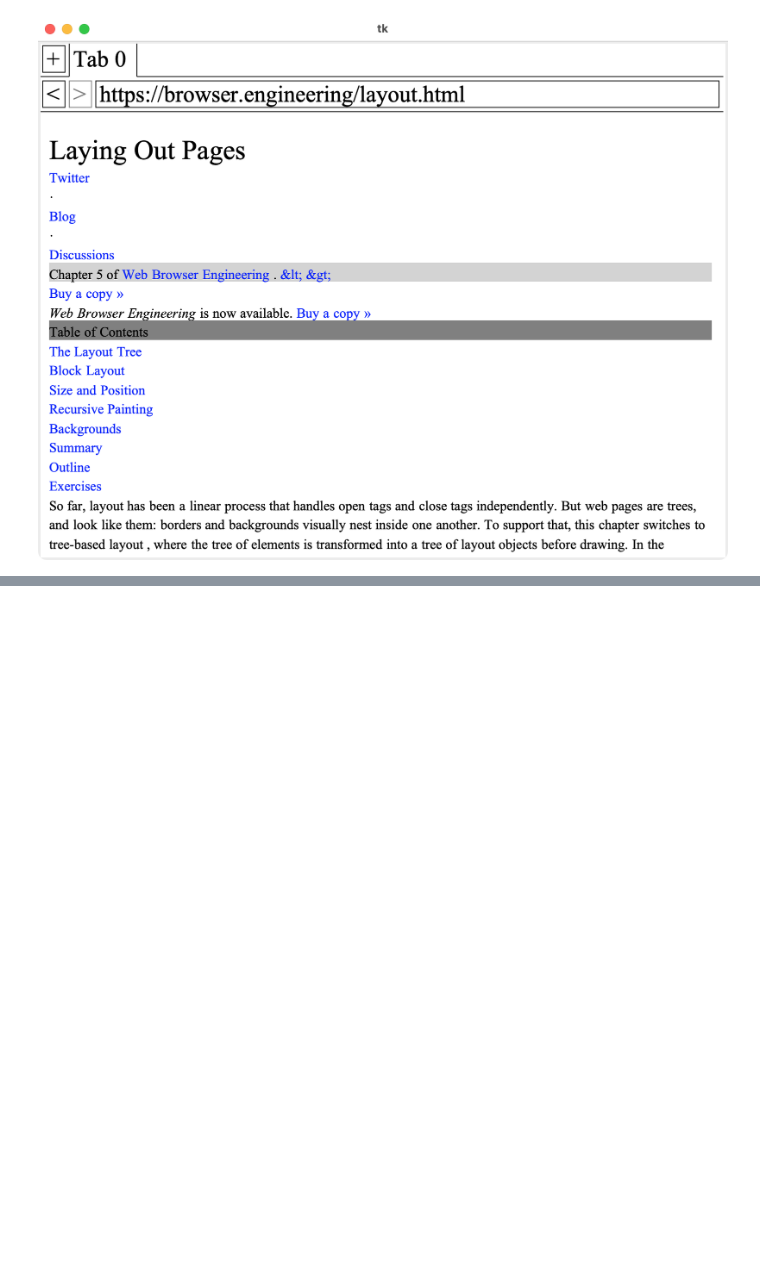
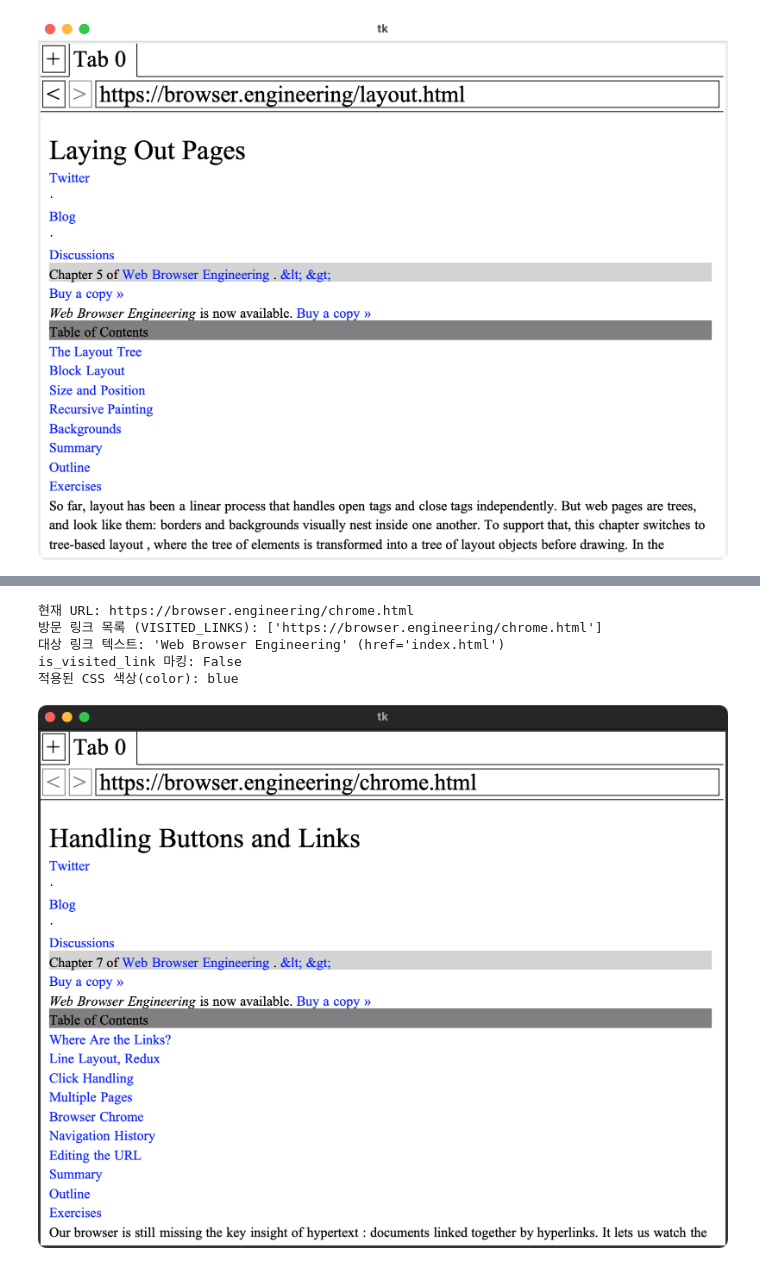
Before and after one commit to r4k0nb4k0n/browser-engineering-study, a Jupyter notebook: part-2-handling-buttons-and-links-7-hyperlinks-and-browser-chrome.ipynb, the cells around one changed output, grey strips where cells are left out. Cells and saved outputs as stored; diff of their text form; code cells hidden in the pictures; blank space fills up the shorter version.

Commit message:
feat: exercise 7-7 Visited links

```diff
--- a/part-2-handling-buttons-and-links-7-hyperlinks-and-browser-chrome.ipynb
+++ b/part-2-handling-buttons-and-links-7-hyperlinks-and-browser-chrome.ipynb
@@ -598,0 +610,44 @@ display_tk_window(browser.window, settle_seconds=0.4, destroy=True)
+# %%
+import importlib
+import browser.browser
+import browser.css
+import browser.layout
+import browser.url
+importlib.reload(browser.url)
+importlib.reload(browser.css)
+importlib.reload(browser.layout)
+importlib.reload(browser.browser)
+
+from browser.browser import Browser, VISITED_LINKS
+from browser.url import URL
+from browser.html import Element, tree_to_list
+from browser.tk_capture import display_tk_window
+
+# 방문 기록 초기화
+VISITED_LINKS.clear()
+
+browser = Browser()
+browser.new_tab(URL("https://browser.engineering/chrome.html"))
+
+tab = browser.active_tab
+link = next(
+    n for n in tree_to_list(tab.nodes, [])
+    if isinstance(n, Element) and n.tag == "a" and n.attributes.get("href") == "index.html"
+)
+link_text = "".join(c.text for c in link.children if hasattr(c, "text"))
+
+print(f"현재 URL: {tab.url}")
+print(f"방문 링크 목록 (VISITED_LINKS): {list(VISITED_LINKS)}")
+print(f"대상 링크 텍스트: '{link_text}' (href='index.html')")
+print(f"is_visited_link 마킹: {getattr(link, 'is_visited_link', False)}")
+print(f"적용된 CSS 색상(color): {link.style.get('color')}")
+
+browser.draw()
+display_tk_window(browser.window, settle_seconds=0.4, destroy=False)
+# %% [output]
+현재 URL: https://browser.engineering/chrome.html
+방문 링크 목록 (VISITED_LINKS): ['https://browser.engineering/chrome.html']
+대상 링크 텍스트: 'Web Browser Engineering' (href='index.html')
+is_visited_link 마킹: False
+적용된 CSS 색상(color): blue
+[figure, added]
```
Also changed, not shown: parts of 6 cells of this notebook, 3 other files.
